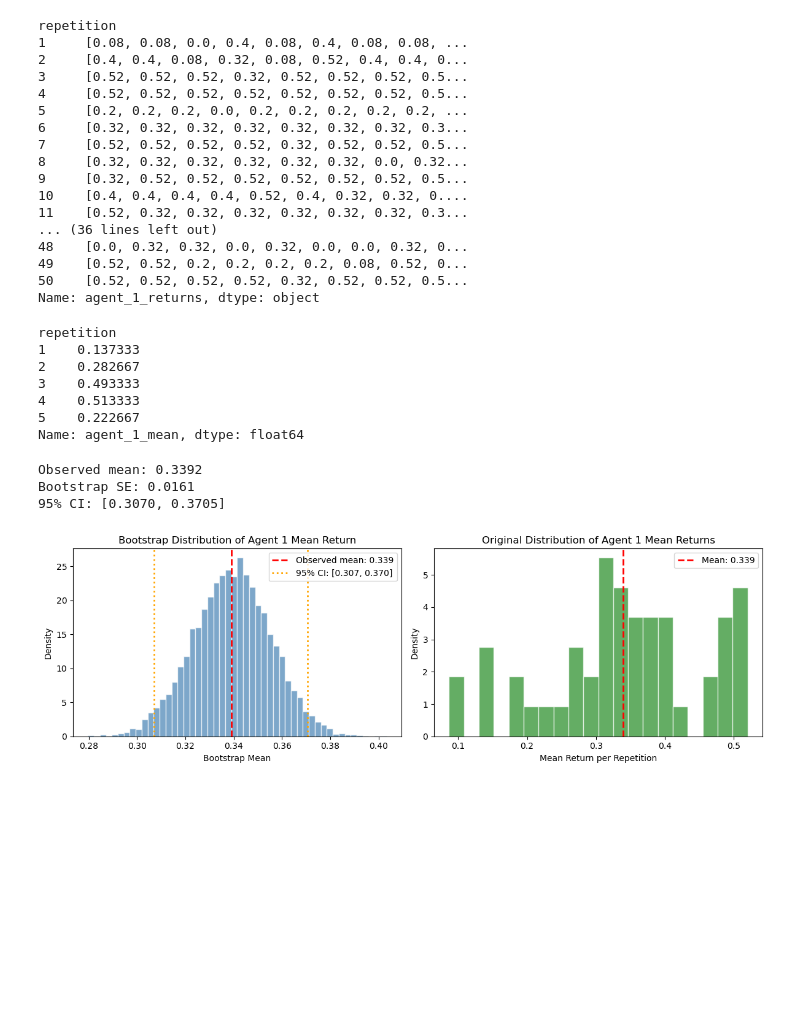
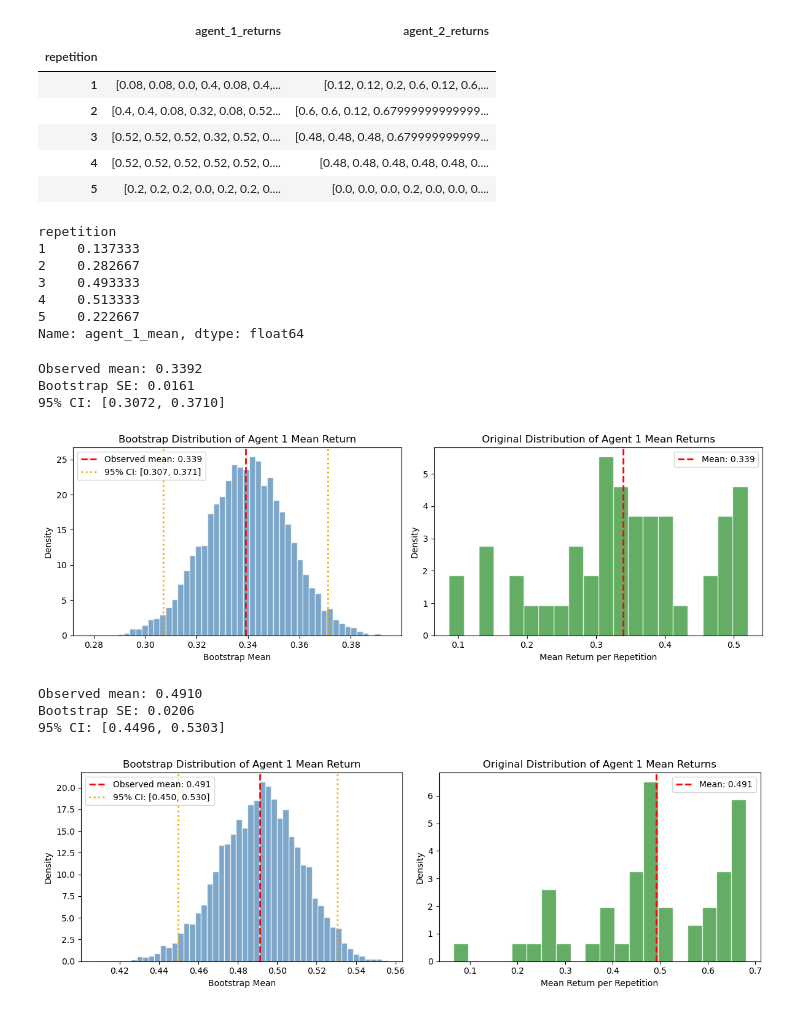
Before and after one commit to mbrochlips/marl, a Jupyter notebook: tabular_marl/output/statistics_v2.ipynb, the cells around one changed output. Cells and saved outputs as stored; diff of their text form; code cells hidden in the pictures; blank space fills up the shorter version.

```diff
--- a/tabular_marl/output/statistics_v2.ipynb
+++ b/tabular_marl/output/statistics_v2.ipynb
@@ -22,25 +6,18 @@ df
 # %%
-dir = "MixedPlay/50reps_100eps_100epL_02jan2026_IQL_vs_IQL"
-df_rep = pd.read_csv(f"{dir}/eval_returns.csv", index_col=0)
-df_rep["agent_1_returns"]
+dir1 = "MixedPlay/50reps_100eps_100epL_02jan2026_IQL_vs_IQL"
+dir2 = "MixedPlay/50reps_100eps_100epL_03jan2026_IQL_vs_IQL"
+df_1 = pd.read_csv(f"{dir1}/eval_returns.csv", index_col=0)
+df_2 = pd.read_csv(f"{dir2}/eval_returns.csv", index_col=0)
+
+df_1.head()
 # %% [output]
-repetition
-1     [0.08, 0.08, 0.0, 0.4, 0.08, 0.4, 0.08, 0.08, ...
-2     [0.4, 0.4, 0.08, 0.32, 0.08, 0.52, 0.4, 0.4, 0...
-3     [0.52, 0.52, 0.52, 0.32, 0.52, 0.52, 0.52, 0.5...
-4     [0.52, 0.52, 0.52, 0.52, 0.52, 0.52, 0.52, 0.5...
-5     [0.2, 0.2, 0.2, 0.0, 0.2, 0.2, 0.2, 0.2, 0.2, ...
-6     [0.32, 0.32, 0.32, 0.32, 0.32, 0.32, 0.32, 0.3...
-7     [0.52, 0.52, 0.52, 0.52, 0.32, 0.52, 0.52, 0.5...
-8     [0.32, 0.32, 0.32, 0.32, 0.32, 0.32, 0.0, 0.32...
-9     [0.32, 0.52, 0.52, 0.52, 0.52, 0.52, 0.52, 0.5...
-10    [0.4, 0.4, 0.4, 0.4, 0.52, 0.4, 0.32, 0.32, 0....
-11    [0.52, 0.32, 0.32, 0.32, 0.32, 0.32, 0.32, 0.3...
-... (36 lines left out)
-48    [0.0, 0.32, 0.32, 0.0, 0.32, 0.0, 0.0, 0.32, 0...
-49    [0.52, 0.52, 0.2, 0.2, 0.2, 0.2, 0.08, 0.52, 0...
-50    [0.52, 0.52, 0.52, 0.52, 0.32, 0.52, 0.52, 0.5...
-Name: agent_1_returns, dtype: object
+|  | agent_1_returns | agent_2_returns |
+| repetition |  |  |
+| 1 | [0.08, 0.08, 0.0, 0.4, 0.08, 0.4,... | [0.12, 0.12, 0.2, 0.6, 0.12, 0.6,... |
+| 2 | [0.4, 0.4, 0.08, 0.32, 0.08, 0.52... | [0.6, 0.6, 0.12, 0.67999999999999... |
+| 3 | [0.52, 0.52, 0.52, 0.32, 0.52, 0.... | [0.48, 0.48, 0.48, 0.679999999999... |
+| 4 | [0.52, 0.52, 0.52, 0.52, 0.52, 0.... | [0.48, 0.48, 0.48, 0.48, 0.48, 0.... |
+| 5 | [0.2, 0.2, 0.2, 0.0, 0.2, 0.2, 0.... | [0.0, 0.0, 0.0, 0.2, 0.0, 0.0, 0.... |
 # %%
 def _to_list(l):
     l = l[1:-1].split(", ")
@@ -52,13 +29,18 @@ def _std(l):
     l = _to_list(l)
     return np.std(l)
 
+df_1["agent_1_mean"] = df_1["agent_1_returns"].apply(_mean)
+df_1["agent_2_mean"] = df_1["agent_2_returns"].apply(_mean)
+df_1["agent_1_std"] = df_1["agent_1_returns"].apply(_std)
+df_1["agent_2_std"] = df_1["agent_2_returns"].apply(_std)
 
-df_rep["agent_1_mean"] = df_rep["agent_1_returns"].apply(_mean)
-df_rep["agent_2_mean"] = df_rep["agent_2_returns"].apply(_mean)
-df_rep["agent_1_std"] = df_rep["agent_1_returns"].apply(_std)
-df_rep["agent_2_std"] = df_rep["agent_2_returns"].apply(_std)
+df_2["agent_1_mean"] = df_2["agent_1_returns"].apply(_mean)
+df_2["agent_2_mean"] = df_2["agent_2_returns"].apply(_mean)
+df_2["agent_1_std"] = df_2["agent_1_returns"].apply(_std)
+df_2["agent_2_std"] = df_2["agent_2_returns"].apply(_std)
 
-df_rep["agent_1_mean"].head()
+
+df_1["agent_1_mean"].head()
 # %% [output]
 repetition
 1    0.137333
@@ -89,8 +71,7 @@ def bootstrap_distribution(data, n_bootstrap=10000, confidence_level=0.95):
     return bootstrap_means, ci_lower, ci_upper, se
 
 # Run bootstrap on agent_1_mean
-def hist_result(df_col):
-    agent_statistics = df_col.values
+def hist_result(agent_statistics):
     bootstrap_means, ci_lower, ci_upper, se = bootstrap_distribution(agent_statistics)
 
     # Summary statistics
@@ -123,10 +104,17 @@ def hist_result(df_col):
     plt.tight_layout()
     plt.show()
 # %%
-hist_result(df_rep["agent_1_mean"])
+hist_result(df_1["agent_1_mean"].values)
 # %% [output]
 Observed mean: 0.3392
 Bootstrap SE: 0.0161
-95% CI: [0.3070, 0.3705]
+95% CI: [0.3072, 0.3710]
-[figure, old version]
+[figure, new version]
+# %%
+hist_result(df_2["agent_1_mean"].values)
+# %% [output]
+Observed mean: 0.4910
+Bootstrap SE: 0.0206
+95% CI: [0.4496, 0.5303]
+[figure, added]
 # %%
```
Also changed, not shown: parts of 7 cells of this notebook, 3 other files.
